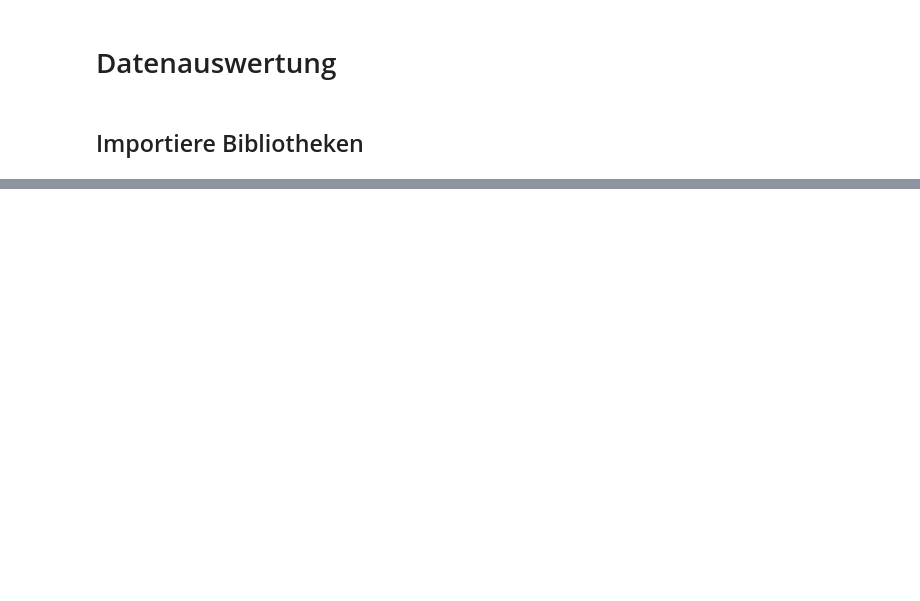
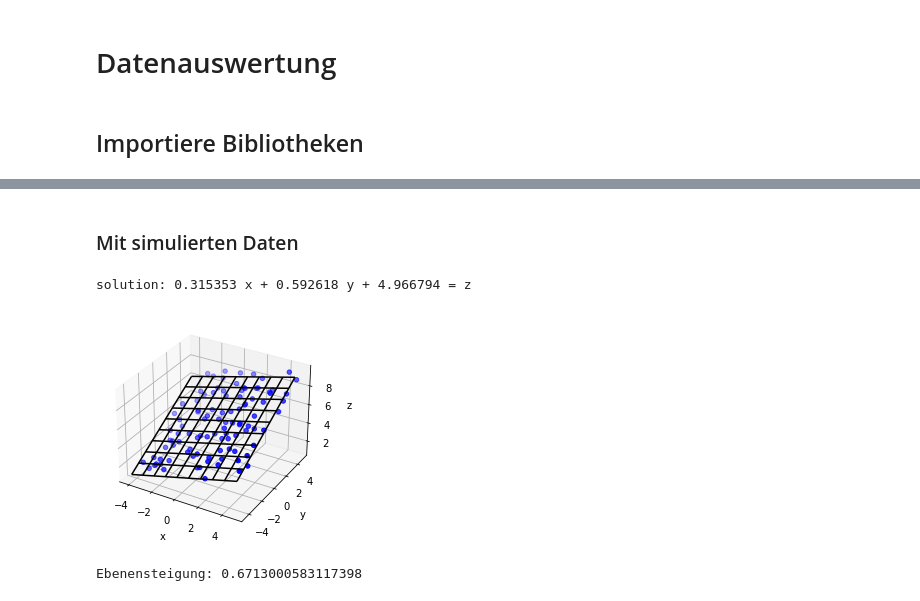
Before and after one commit to Tour712/Nanoindentation_Analysis, a Jupyter notebook: Nanoindentation Datenauswertung/Test Notebook.ipynb, the cells around one changed output, grey strips where cells are left out. Cells and saved outputs as stored; diff of their text form; code cells hidden in the pictures; blank space fills up the shorter version.

```diff
--- a/Nanoindentation Datenauswertung/Test Notebook.ipynb
+++ b/Nanoindentation Datenauswertung/Test Notebook.ipynb
@@ -55,0 +111,77 @@ interactive(children=(FloatSlider(value=1.0, description='m', max=2.0, min=1.0),
+# %% [markdown]
+### Mit simulierten Daten
+# %%
+# These constants are to create random data for the sake of this example
+N_POINTS = 100
+TARGET_X_SLOPE = 0.3
+TARGET_y_SLOPE = 0.6
+TARGET_OFFSET  = 5
+EXTENTS = 5
+NOISE = 0.5
+
+
+
+# Create random data.
+# In your solution, you would provide your own xs, ys, and zs data.
+xs = [np.random.uniform(2*EXTENTS)-EXTENTS for i in range(N_POINTS)]
+ys = [np.random.uniform(2*EXTENTS)-EXTENTS for i in range(N_POINTS)]
+zs = []
+for i in range(N_POINTS):
+    zs.append(xs[i]*TARGET_X_SLOPE + \
+              ys[i]*TARGET_y_SLOPE + \
+              TARGET_OFFSET + np.random.normal(scale=NOISE))
+
+# plot raw data
+plt.figure()
+ax = plt.subplot(111, projection='3d')
+ax.scatter(xs, ys, zs, color='b')
+
+# do fit
+tmp_A = []
+tmp_b = []
+for i in range(len(xs)):
+    tmp_A.append([xs[i], ys[i], 1])
+    tmp_b.append(zs[i])
+b = np.matrix(tmp_b).T
+A = np.matrix(tmp_A)
+
+# Manual solution
+fit = (A.T * A).I * A.T * b
+errors = b - A * fit
+residual = np.linalg.norm(errors)
+
+# Or use Scipy
+# from scipy.linalg import lstsq
+# fit, residual, rnk, s = lstsq(A, b)
+
+print("solution: %f x + %f y + %f = z" % (fit[0], fit[1], fit[2]))
+#print("errors: \n", errors)
+#print("residual:", residual)
+
+# plot plane
+xlim = ax.get_xlim()
+ylim = ax.get_ylim()
+X,Y = np.meshgrid(np.arange(xlim[0], xlim[1]),
+                  np.arange(ylim[0], ylim[1]))
+Z = np.zeros(X.shape)
+for r in range(X.shape[0]):
+    for c in range(X.shape[1]):
+        Z[r,c] = fit[0] * X[r,c] + fit[1] * Y[r,c] + fit[2]
+ax.plot_wireframe(X,Y,Z, color='k')
+
+ax.set_xlabel('x')
+ax.set_ylabel('y')
+ax.set_zlabel('z')
+plt.show()
+
+#print(Z)
+
+#compute slope of plane (gradient)
+Z_grad = fit[0:2]
+max_grad = np.linalg.norm(Z_grad)
+print('Ebenensteigung:', max_grad)
+hide_toggle()
+# %% [output]
+solution: 0.315353 x + 0.592618 y + 4.966794 = z
+[figure, added]
+Ebenensteigung: 0.6713000583117398
```
Also changed, not shown: parts of 10 cells of this notebook, 3 other files.
